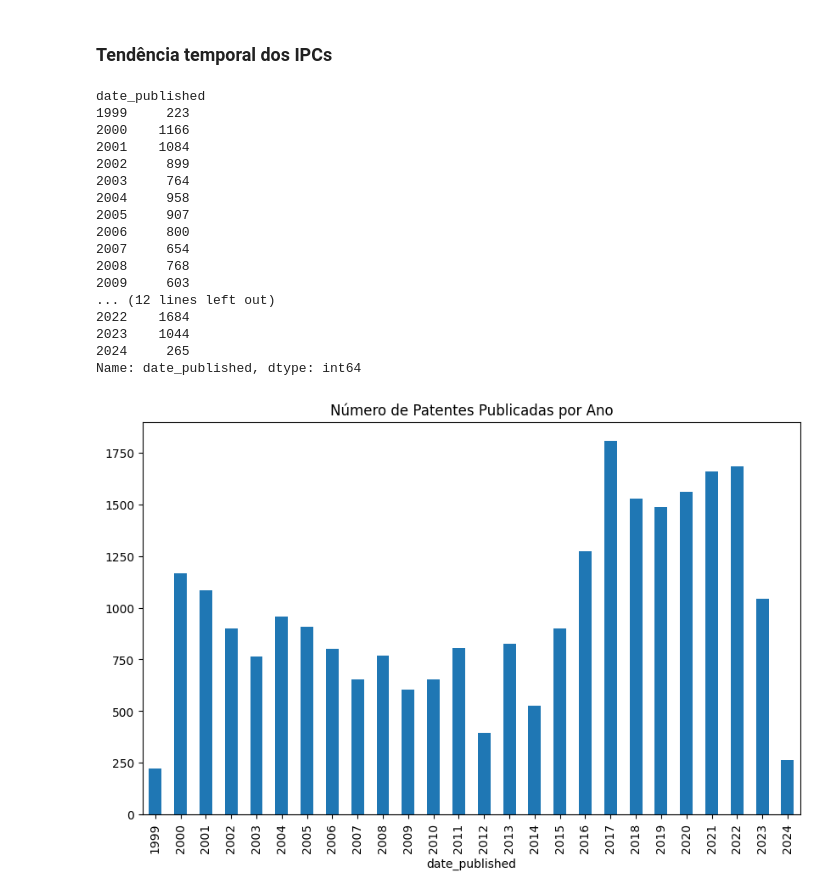
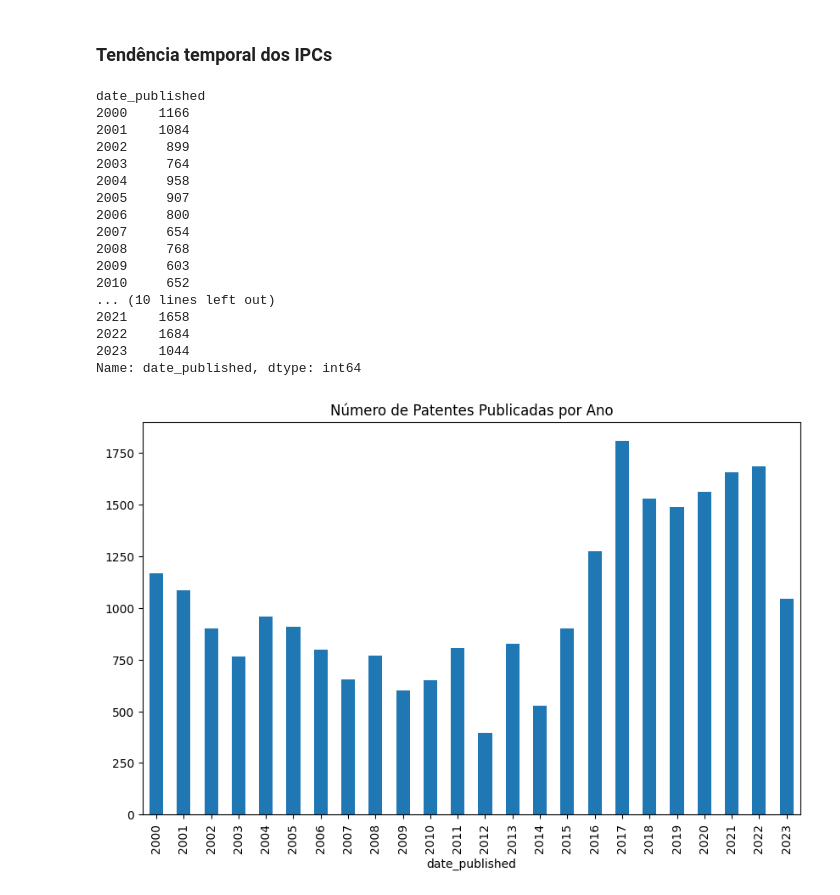
Before and after one commit to devlhm/artigo-rp2, a Jupyter notebook: analise_patentes/analise.ipynb, the cells around one changed output. Drawn from its saved outputs; the diff is of its cells as text; code cells hidden in the pictures.

```diff
--- a/analise_patentes/analise.ipynb
+++ b/analise_patentes/analise.ipynb
@@ -657,29 +657,31 @@ plt.savefig('./graficos/analise_temporal_top_5.png')
 plt.close()
 # %%
 filtered_ipcr['date_published'] = pd.to_datetime(filtered_ipcr['date_published'])
+
+filtered_ipcr = filtered_ipcr[~filtered_ipcr['date_published'].dt.year.isin([1999, 2024])]
 
 filtered_ipcr['date_published'].groupby(filtered_ipcr['date_published'].dt.year).count().plot(kind='bar', figsize=(10,6), title='Número de Patentes Publicadas por Ano')
 
 filtered_ipcr['date_published'].groupby(filtered_ipcr['date_published'].dt.year).count()
 # %% [output]
 date_published
-1999     223
 2000    1166
 2001    1084
 2002     899
 2003     764
 2004     958
 2005     907
 2006     800
 2007     654
 2008     768
 2009     603
-... (12 lines left out)
+2010     652
+... (10 lines left out)
+2021    1658
 2022    1684
 2023    1044
-2024     265
 Name: date_published, dtype: int64
-[figure, old version]
+[figure, new version]
 # %%
 len(filtered_ipcr)
 filtered_ipcr.to_csv('./datasets/database-filtrado.csv.zip', index=False, compression='zip')
```
Also changed, not shown: parts of 4 cells of this notebook, 3 other files.
